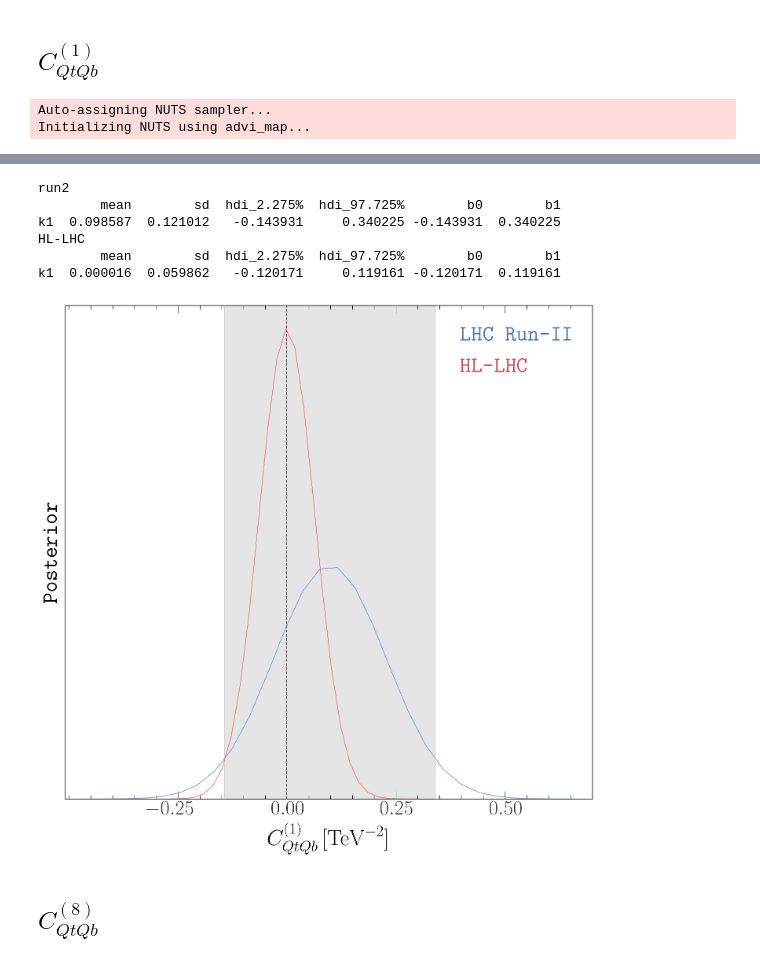
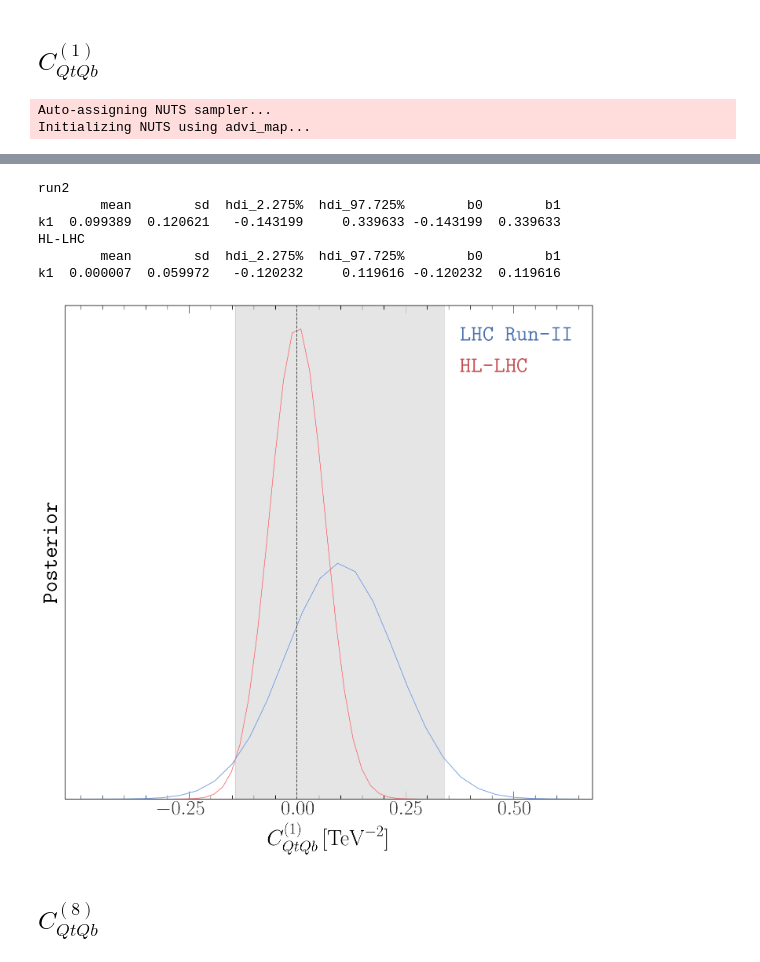
Before and after one commit to alasfar-lina/trilinear4tops, a Jupyter notebook: Notebooks/Single-param.ipynb, the cells around one changed output, grey strips where cells are left out. Cells and saved outputs as stored; diff of their text form; code cells hidden in the pictures.

```diff
--- a/Notebooks/Single-param.ipynb
+++ b/Notebooks/Single-param.ipynb
@@ -372,9 +373,9 @@ k1 -0.000404  0.690503   -1.384552     1.377394 -1.384552  1.377394
 # %% [markdown]
 ## $C_{QtQb}^{(1)}$
 # %%
-llCqtm =lambda cqt1 :mylikelihoodAV(0,0,cqt1,0,0.0,data,collider='Run-II',mode='rge',l3mode='quadratic')
+llCqtm =lambda cqt1 :mylikelihoodAV(0,0,cqt1,0,0,0,data,collider='Run-II',mode='rge',l3mode='quadratic')
 
-llCqtq =lambda cqt1 :mylikelihoodAV(0,0,cqt1,0,0.0,data,collider='HL-LHC',mode='rge',l3mode='quadratic')
+llCqtq =lambda cqt1 :mylikelihoodAV(0,0,cqt1,0,0,0,data,collider='HL-LHC',mode='rge',l3mode='quadratic')
 limits = [-1., 1.]
 config = [500000, 0.8, 8]
 trace_dir1=dirc+'/results/fits/Cqtqb1_LHC_RunII_rge.pickle'
@@ -406,12 +407,12 @@ Sampling 8 chains for 100_000 tune and 500_000 draw iterations (800_000 + 4_000_
 Got error No model on context stack. trying to find log_likelihood in translation.
 Got error No model on context stack. trying to find log_likelihood in translation.
 run2
         mean        sd  hdi_2.275%  hdi_97.725%        b0        b1
-k1  0.098587  0.121012   -0.143931     0.340225 -0.143931  0.340225
+k1  0.099389  0.120621   -0.143199     0.339633 -0.143199  0.339633
 HL-LHC
         mean        sd  hdi_2.275%  hdi_97.725%        b0        b1
-k1  0.000016  0.059862   -0.120171     0.119161 -0.120171  0.119161
+k1  0.000007  0.059972   -0.120232     0.119616 -0.120232  0.119616
-[figure, old version]
+[figure, new version]
 # %% [markdown]
 ## $C_{QtQb}^{(8)}$
 # %%
```
Also changed, not shown: parts of 19 cells of this notebook, 58 other files.
